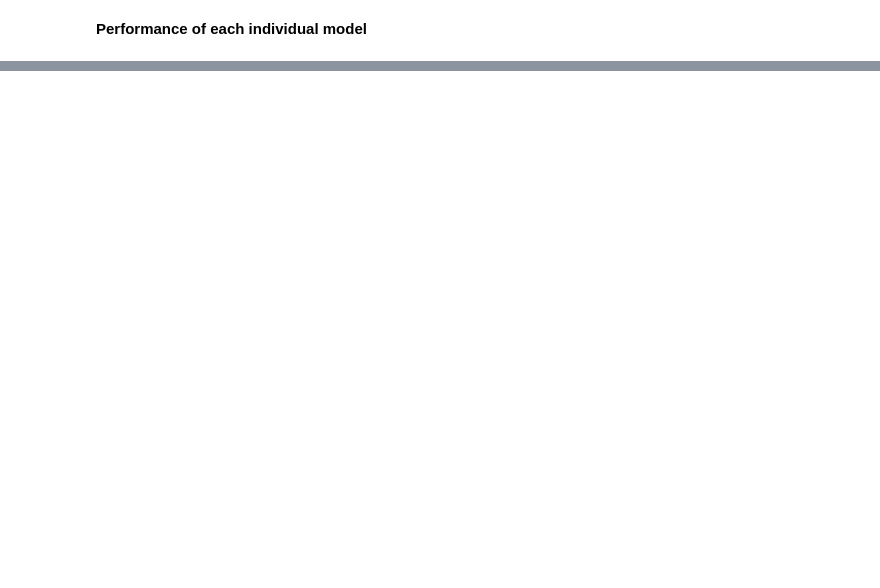
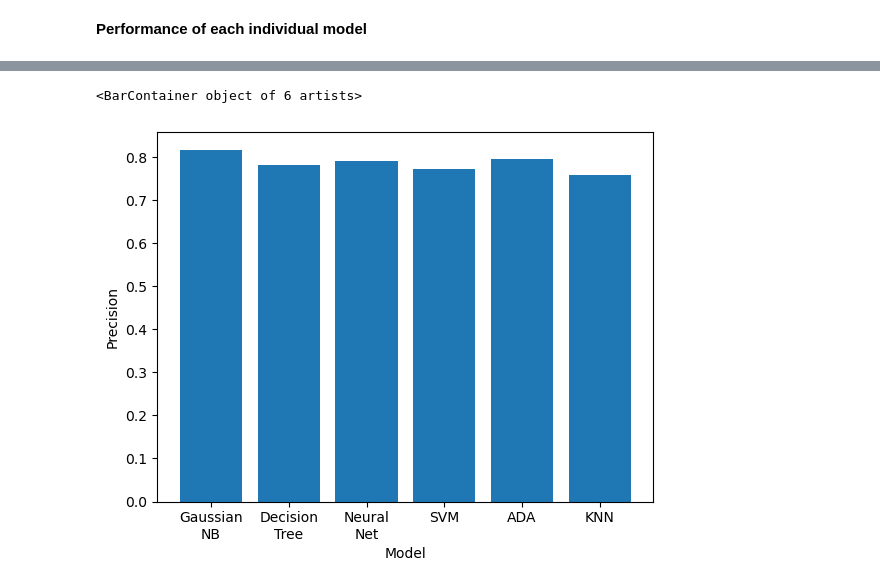
Before and after one commit to adriansacas/ml_final_project, a Jupyter notebook: FinalProject.ipynb, the cells around one changed output, grey strips where cells are left out. Drawn from its saved outputs; the diff is of its cells as text; code cells hidden in the pictures; blank space fills up the shorter version.

```diff
--- a/FinalProject.ipynb
+++ b/FinalProject.ipynb
@@ -545,0 +596,15 @@ plt.bar(models, accuracies)
+# %%
+precisions = []
+precisions.append(precision_score(labels, gaussian_nb_pred))
+precisions.append(precision_score(labels, decision_tree_pred))
+precisions.append(precision_score(labels, neural_net_pred))
+precisions.append(precision_score(labels, svm_pred))
+precisions.append(precision_score(labels, ada_pred))
+precisions.append(precision_score(labels, knn_pred))
+
+plt.ylabel("Precision")
+plt.xlabel("Model")
+plt.bar(models, precisions)
+# %% [output]
+<BarContainer object of 6 artists>
+[figure, added]
```
Also changed, not shown: parts of 15 cells of this notebook.
